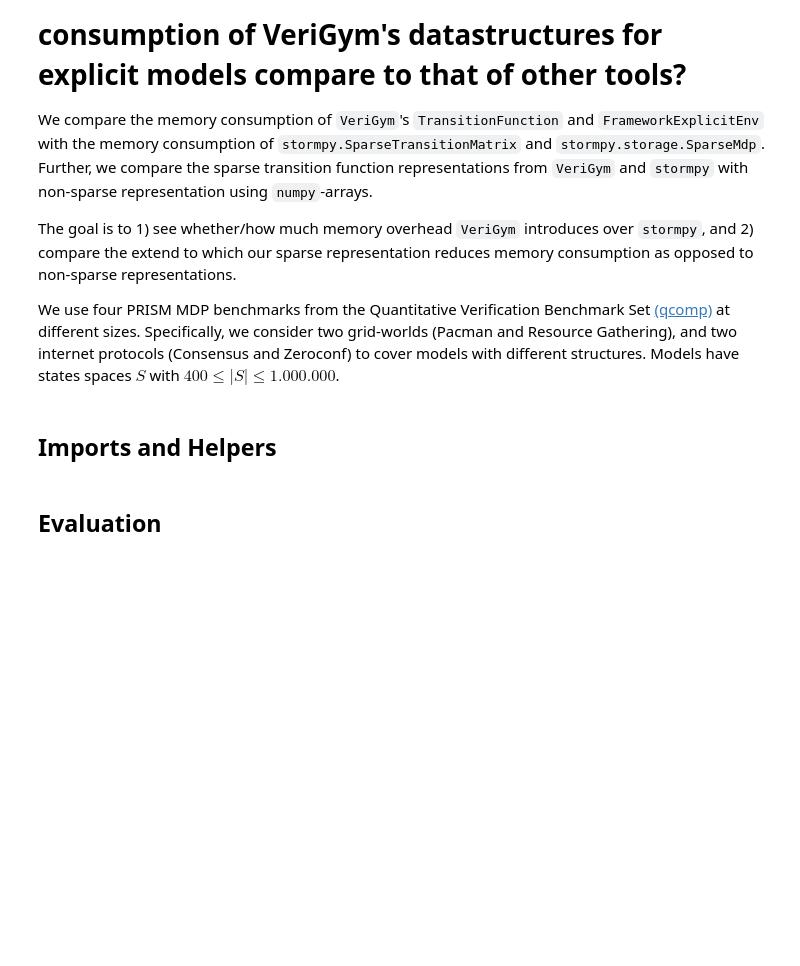
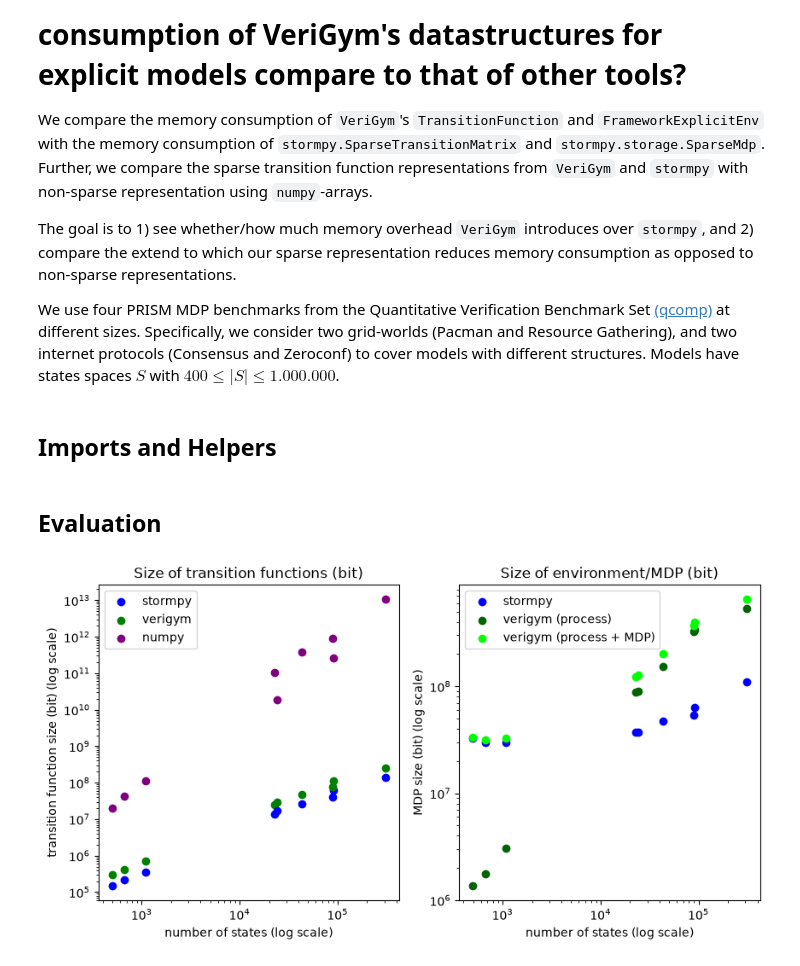
Before and after one commit to ai-fm/VeriGym, a Jupyter notebook: examples/tech_eval_mdp_memory.ipynb, the cells around one changed output. Cells and saved outputs as stored; diff of their text form; code cells hidden in the pictures; blank space fills up the shorter version.

```diff
--- a/examples/tech_eval_mdp_memory.ipynb
+++ b/examples/tech_eval_mdp_memory.ipynb
@@ -65,7 +65,7 @@ def compute_transition_matrix_size(mdp):
     # Stormpy transition matrix is CSA sparse matrix, can compare like so
     transitions_bit = mdp.nr_transitions * 64
     choice_bits = mdp.nr_choices * 64 * 2
-    state_bits = mdp.nr_states
+    state_bits = mdp.nr_states * 64
 
     bits = transitions_bit + choice_bits + state_bits
     return bits
@@ -164,7 +164,7 @@ for benchmark in benchmarks:
 fig, axs = plt.subplots(1, 2)
 fig.set_figwidth(10)
 
-axs[0].set_title("Size of transition functions (byte)")
+axs[0].set_title("Size of transition functions (bit)")
 for i, (tb, tvariants) in enumerate(transition_function_sizes.items()):
     for j, (tc, data) in enumerate(tvariants.items()):
         axs[0].scatter(data["n_states"], data["stormpy"],
@@ -174,37 +174,38 @@ for i, (tb, tvariants) in enumerate(transition_function_sizes.items()):
                        label="verigym" if i == 0 and j == 0 else "",
                        color="green" )
         if "numpy" in data.keys():
             axs[0].scatter(data["n_states"], data["numpy"],
                         label="numpy" if i == 0 and j == 0 else "",
                         color="purple")
 
 axs[0].set_yscale("log")
 axs[0].set_xscale("log")
 axs[0].set_xlabel("number of states (log scale)")
-axs[0].set_ylabel("transition function size (byte) (log scale)")
+axs[0].set_ylabel("transition function size (bit) (log scale)")
 axs[0].legend()
 
-axs[1].set_title("Size of environment/MDP (byte)")
+axs[1].set_title("Size of environment/MDP (bit)")
 for i, (eb, evariants) in enumerate(env_or_mdp_sizes.items()):
     for j, (ec, data) in enumerate(evariants.items()):
         axs[1].scatter(data["n_states"], data["stormpy,process"],
                        label="stormpy" if i == 0 and j == 0 else "",
                        color="blue")
         axs[1].scatter(data["n_states"], data["verigym,process"],
                        label="verigym (process)" if i == 0 and j == 0 else "",
                        color="darkgreen")
         axs[1].scatter(data["n_states"], data["verigym,process,w.build"],
                        label="verigym (process + MDP)" if i == 0 and j == 0 else "",
                        color="lime")
 
 axs[1].set_yscale("log")
 axs[1].set_xscale("log")
 axs[1].legend()
 axs[1].set_xlabel("number of states (log scale)")
-axs[1].set_ylabel("MDP size (byte) (log scale)")
+axs[1].set_ylabel("MDP size (bit) (log scale)")
 
 plt.show()
-# check what we store in addition to stormpy
+# %% [output]
+[figure, added]
 # %%
 fig, axs = plt.subplots(1, 2)
 fig.set_figwidth(10)
```
Also changed, not shown: parts of 2 cells of this notebook.
